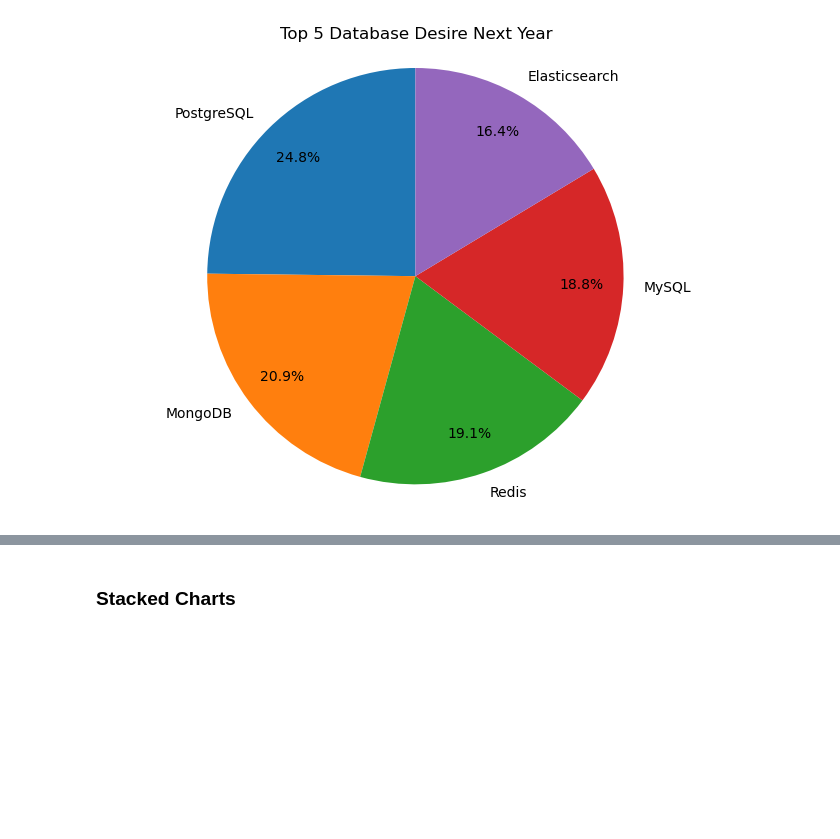
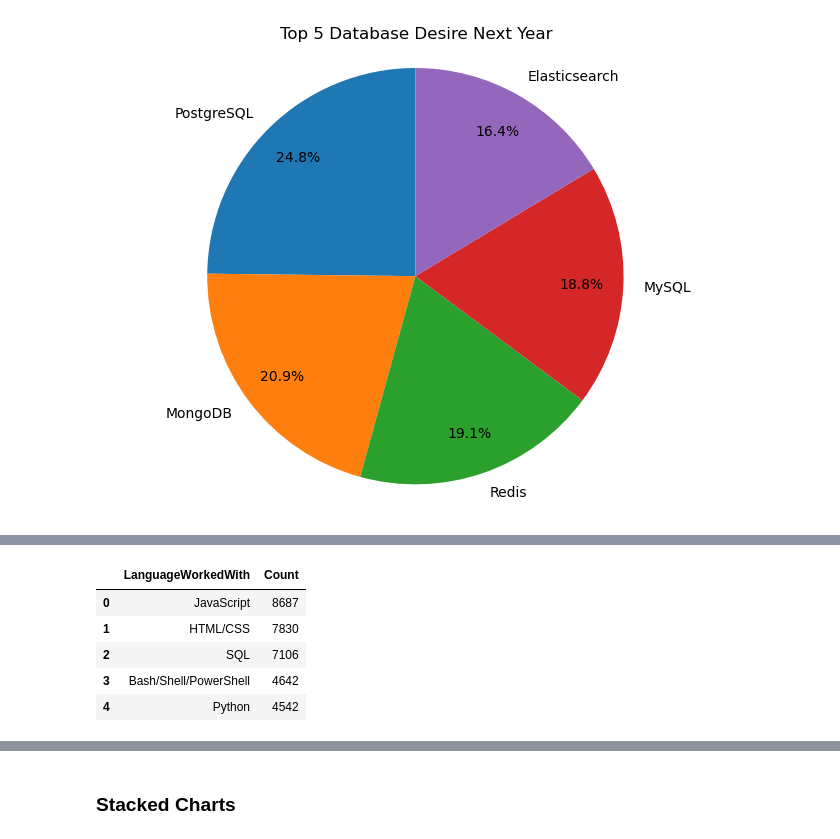
Before and after one commit to ElinevdBoogaard/Elines-Capstone-Project-Data-Analysis-2-3, a Jupyter notebook: M4DataVisualization-lab.ipynb, the cells around one changed output, grey strips where cells are left out. Cells and saved outputs as stored; diff of their text form; code cells hidden in the pictures; blank space fills up the shorter version.

```diff
--- a/M4DataVisualization-lab.ipynb
+++ b/M4DataVisualization-lab.ipynb
@@ -254,0 +274,18 @@ plt.show()
+# %%
+#hoeveel respondenten werken nu met taal SQL?
+QUERY = """
+SELECT LanguageWorkedWith, Count(*) as Count
+FROM LanguageWorkedWith
+GROUP BY LanguageWorkedWith
+ORDER BY Count DESC
+LIMIT 5
+"""
+df_LWW = pd.read_sql_query(QUERY, conn)
+df_LWW.head()
+# %% [output]
+|  | LanguageWorkedWith | Count |
+| 0 | JavaScript | 8687 |
+| 1 | HTML/CSS | 7830 |
+| 2 | SQL | 7106 |
+| 3 | Bash/Shell/PowerShell | 4642 |
+| 4 | Python | 4542 |
```
Also changed, not shown: parts of 3 cells of this notebook.
